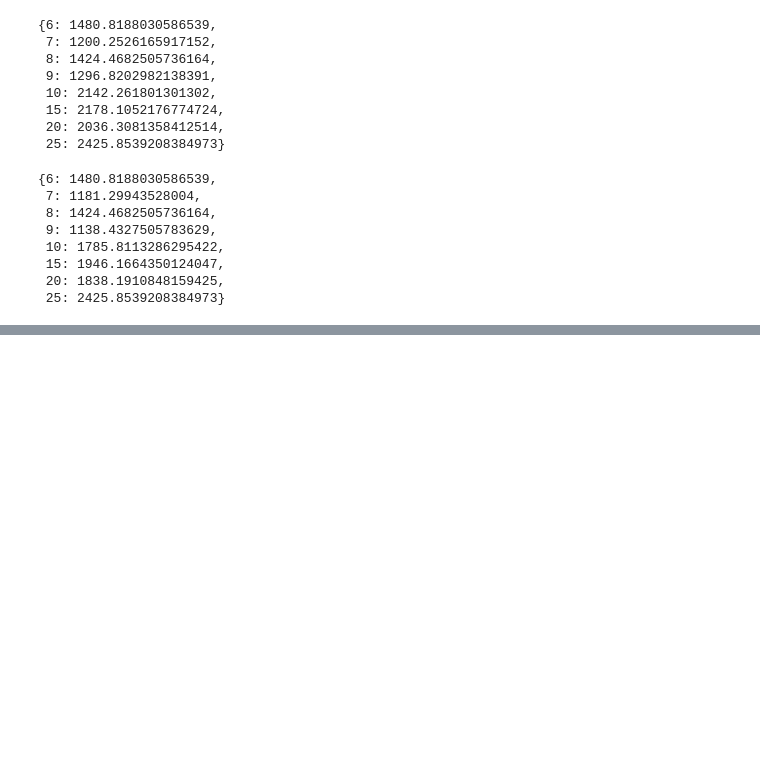
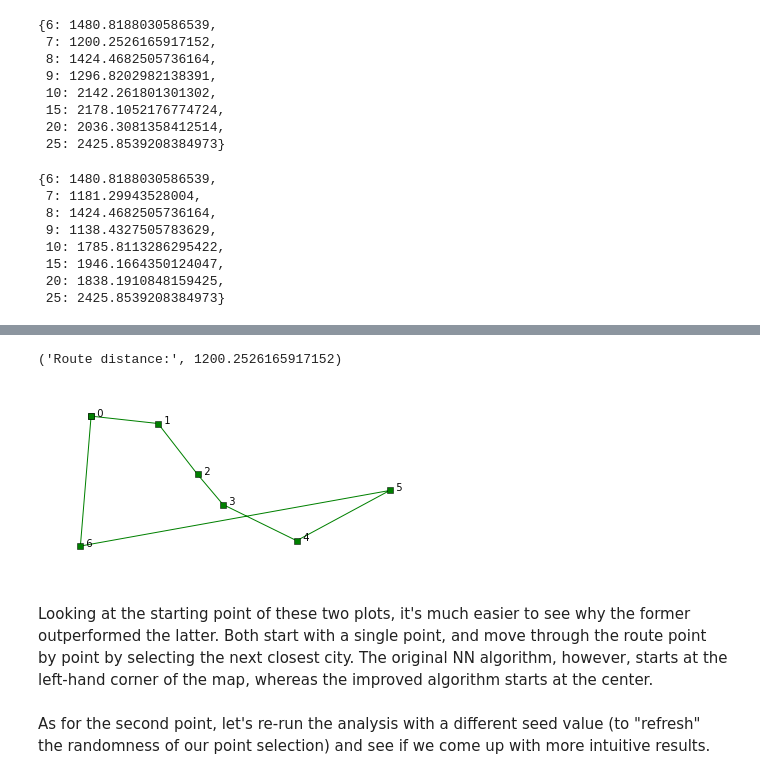
Before and after one commit to chughtaimh/Algorithm-Problems, a Jupyter notebook: Traveling Salesman - Better Nearest Neighbor Approach.ipynb, the cells around one changed output, grey strips where cells are left out. Drawn from its saved outputs; the diff is of its cells as text; code cells hidden in the pictures; blank space fills up the shorter version.

```diff
--- a/Traveling Salesman - Better Nearest Neighbor Approach.ipynb
+++ b/Traveling Salesman - Better Nearest Neighbor Approach.ipynb
@@ -259,0 +293,9 @@ Vizually, these definitely look more optimal. Let's compare the benchmarked resu
+# %%
+labeled_plot(nearest_neighbor(7))
+# %% [output]
+('Route distance:', 1200.2526165917152)
+[figure, added]
+# %% [markdown]
+Looking at the starting point of these two plots, it's much easier to see why the former outperformed the latter. Both start with a single point, and move through the route point by point by selecting the next closest city. The original NN algorithm, however, starts at the left-hand corner of the map, whereas the improved algorithm starts at the center.
+# %% [markdown]
+As for the second point, let's re-run the analysis with a different seed value (to "refresh" the randomness of our point selection) and see if we come up with more intuitive results.
```
Also changed, not shown: parts of 28 cells of this notebook.
